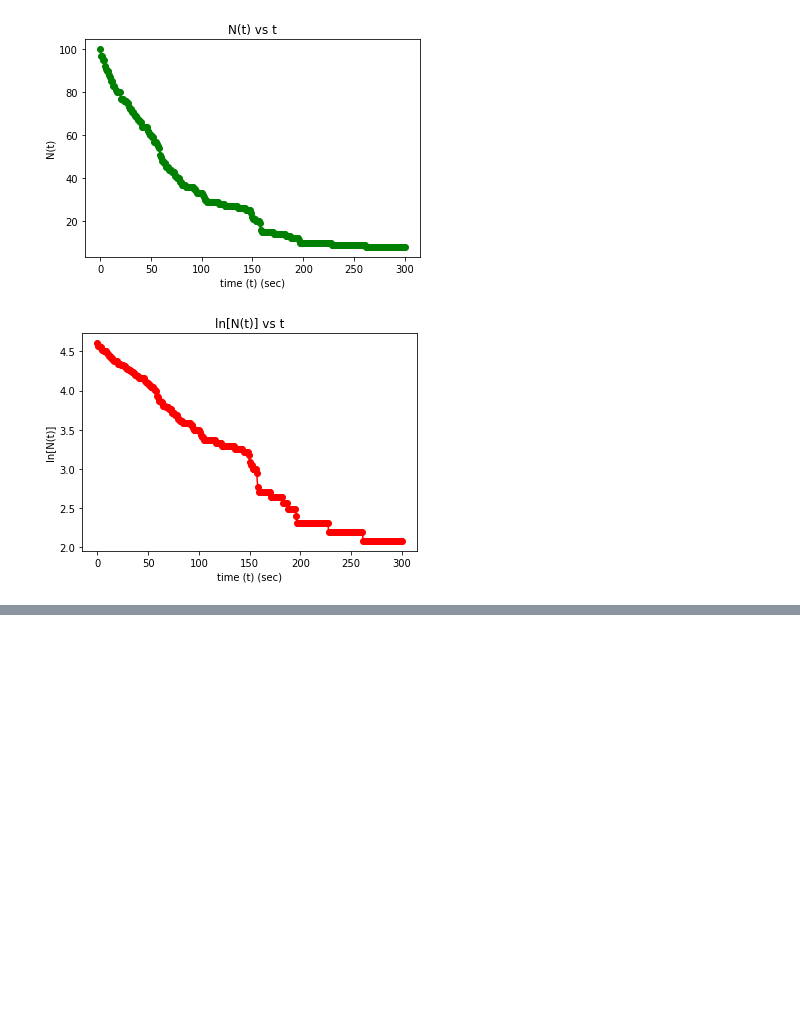
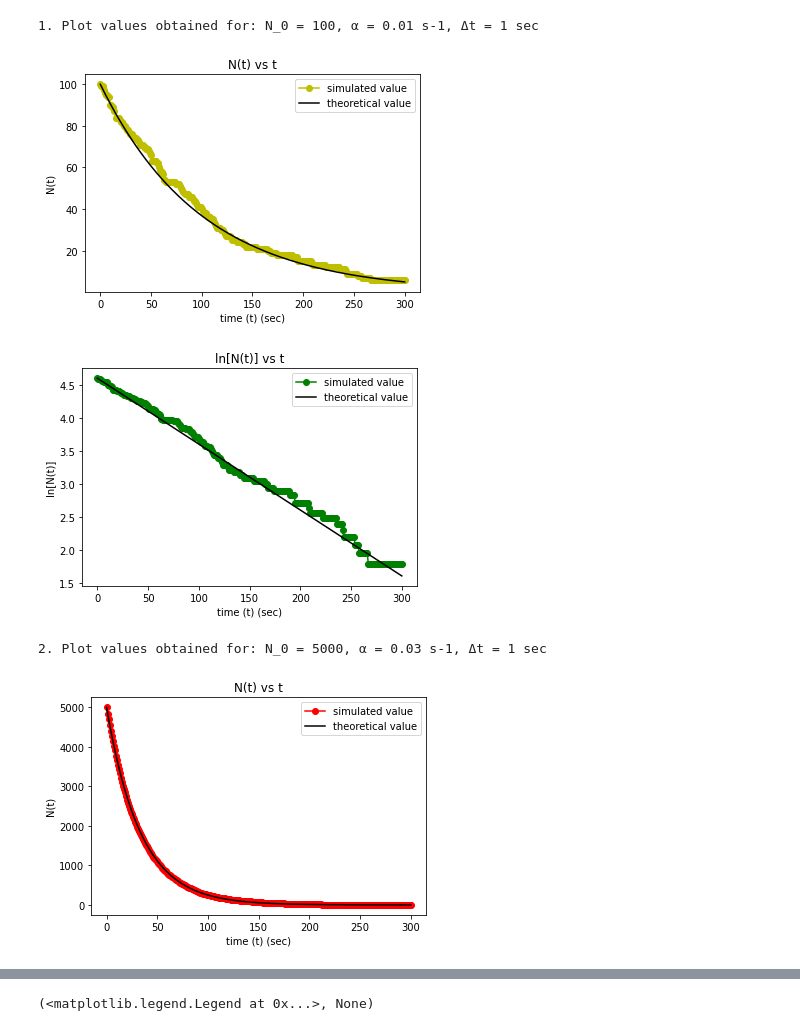
Before and after one commit to Krishnakantparida/nuclear_counting_statistics, a Jupyter notebook: MC_assignment.ipynb, the cells around one changed output, grey strips where cells are left out. Saved outputs shown, nothing was run; the diff lists cells and outputs as text; code cells hidden in the pictures; blank space fills up the shorter version.

```diff
--- a/MC_assignment.ipynb
+++ b/MC_assignment.ipynb
@@ -11,51 +11,74 @@
 # You may want to proceed as follows:
 # Consider a system initially having N_0 stable nuclei. How does the number of parent nuclei, N, change in time ?
 
 # Graph the number of remaining nuclei as a function of time for the following cases:
 # 1. N_0 = 100, α = 0.01 s-1, Δt = 1 sec
 # 2. N_0 = 5000, α = 0.03 s-1, Δt = 1 sec
 
 # Show the results on both linear and logarithmic scales for times between 0 and 300 secs.
 # In addition, plot the same graphs (the expected curves) given dN = -αNdt i.e., N(t) = N0 exp(-αt)
 
 # [Solution code]
 import random
 import math
 import matplotlib.pyplot as plt
-def decay_simulator(N_0,alpha,T_min=0,T_max=300,dt=1):
-    T_list = [T_min + x * dt for x in range(int((T_max+dt)/dt))]
-    N_list = [0 for t in T_list]
-    N_list[0], p = N_0, alpha * dt
+def decay_simulator(N_0,alpha,T_min=0,T_max=300,dt=1):              # decay simulator function
+    T_list = [T_min + x * dt for x in range(int((T_max+dt)/dt))]    # prepares list of time intervals within time T
+    N_list = [0 for t in T_list]                                    # Initiates count list
+    N_list[0], p = N_0, alpha * dt                                  # places initial count (N_0) and probability (p)
     for i in range(1,len(T_list)):
-        N_list[i] = N_list[i-1]
+        N_list[i] = N_list[i-1]                                     # Updates next value for decaying
         for j in range(N_list[i-1]):
-            r_val = random.random()
+            r_val = random.random()                                 # Random value between 0 to 1 is generated
             if r_val < p:
-                N_list[i] -= 1
+                N_list[i] -= 1                                      # Nucleus decays if random value goes below p
     return N_list, T_list
 
 T, dt = 300, 1
+
 N_0, alpha = 100, 0.01
 N_list, T_list = decay_simulator(N_0,alpha,0,T,dt)
-#print("Time \t\t N(t)")
-#for i in range(T):
-#    if i >= 100:
-#        print(T_list[i], "\t\t",N_list[i])
-#    else:
-#        print(T_list[i], "\t\t\t",N_list[i])
-plt.plot(T_list,N_list,'g-o')
+Y_list = [N_0*math.exp(-alpha*t) for t in T_list]                   # Original function for comparision was overlayed
+print("1. Plot values obtained for: N_0 = 100, α = 0.01 s-1, Δt = 1 sec")
+plt.plot(T_list,N_list,'y-o',label='simulated value'), plt.plot(T_list,Y_list,'k-',label='theoretical value')
 plt.title('N(t) vs t')
 plt.xlabel('time (t) (sec)')
 plt.ylabel('N(t)')
-plt.show()
-lnN_list = []
+plt.legend(), plt.show()
+lnN_list, Y_list = [], [math.log(N_0)-(alpha*t) for t in T_list]    # Original function of logarithm of the count values
 for n in N_list:
-    lnN_list.append(math.log(n))
-plt.plot(T_list,lnN_list,'r-o')
+    lnN_list.append(math.log(n))                                    # Logarithm of the count values are computed
+plt.plot(T_list,lnN_list,'g-o',label='simulated value'), plt.plot(T_list,Y_list,'k-',label='theoretical value')
 plt.title('ln[N(t)] vs t')
 plt.xlabel('time (t) (sec)')
 plt.ylabel('ln[N(t)]')
-plt.show()
+plt.legend(), plt.show()
+
+N_0, alpha = 5000, 0.03
+N_list, T_list = decay_simulator(N_0,alpha,0,T,dt)
+Y_list = [N_0*math.exp(-alpha*t) for t in T_list]
+
+print("2. Plot values obtained for: N_0 = 5000, α = 0.03 s-1, Δt = 1 sec")
+plt.plot(T_list,N_list,'r-o',label='simulated value'), plt.plot(T_list,Y_list,'k-',label='theoretical value')
+plt.title('N(t) vs t')
+plt.xlabel('time (t) (sec)')
+plt.ylabel('N(t)')
+plt.legend(), plt.show()
+lnN_list, Y_list = [], [math.log(N_0)-(alpha*t) for t in T_list]
+for n in N_list:
+    if n != 0:
+        lnN_list.append(math.log(n))
+    else:
+        T_list.pop(N_list.index(n))
+        Y_list.pop(N_list.index(n))
+plt.plot(T_list,lnN_list,'c-o',label='simulated value'), plt.plot(T_list,Y_list,'k-',label='theoretical value')
+plt.title('ln[N(t)] vs t')
+plt.xlabel('time (t) (sec)')
+plt.ylabel('ln[N(t)]')
+plt.legend(), plt.show()
 # %% [output]
+1. Plot values obtained for: N_0 = 100, α = 0.01 s-1, Δt = 1 sec
-[figure, old version]
+[figure, new version]
-[figure, old version]
+[figure, new version]
+2. Plot values obtained for: N_0 = 5000, α = 0.03 s-1, Δt = 1 sec
+[figure, added]
@@ -62,3 +86,4 @@ plt.show()
+(<matplotlib.legend.Legend at 0x...>, None)
 # %%
 # Question 2
 # Modify the above program to simulate an experiment that counts the number of decays observed in a time interval T.
```
Also changed, not shown: parts of 7 cells of this notebook.
